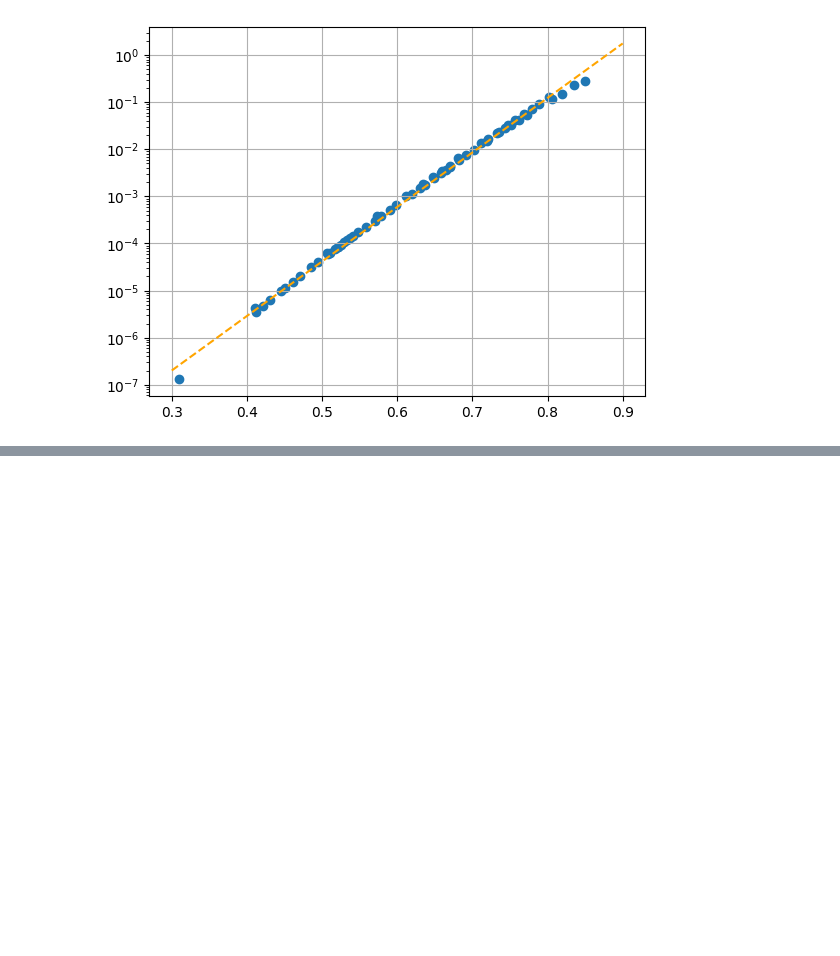
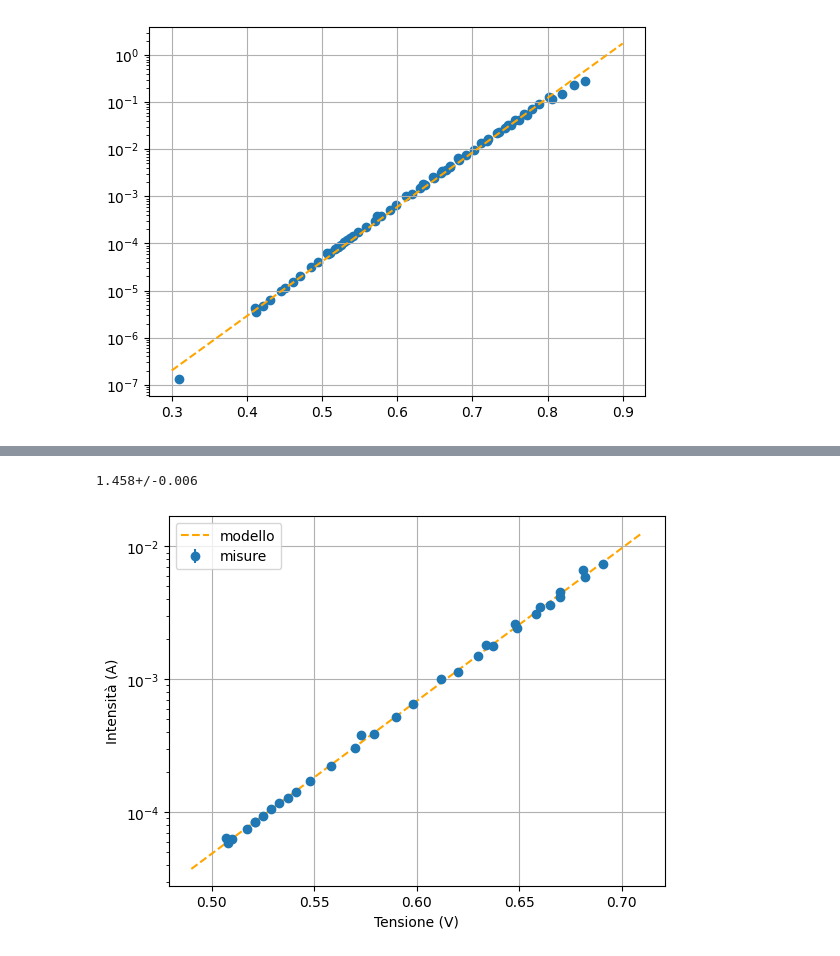
Before and after one commit to ARossiUnimib/Laboratorio-2---Gruppo-21-A.A.-2023-24, a Jupyter notebook: Notebooks/Circuiti 1/Circuiti_1.ipynb, the cells around one changed output, grey strips where cells are left out. Cells and saved outputs as stored; diff of their text form; code cells hidden in the pictures; blank space fills up the shorter version.

```diff
--- a/Notebooks/Circuiti 1/Circuiti_1.ipynb
+++ b/Notebooks/Circuiti 1/Circuiti_1.ipynb
@@ -627,0 +663,10 @@ Cutoff dei dati oltre i 5 sigma (da non mettere nella relazione)
+# %%
+V3 = []
+I3 = []
+I_err3perc = []
+
+for i in range(len(V3_in)):
+    if V3_in[i]>=0.5 and V3_in[i] <= 0.7:
+        V3.append(V3_in[i])
+        I3.append(I3_in[i])
+        I_err3perc.append(0.04 * I3_in[i])
@@ -627,0 +706,22 @@ Cutoff dei dati oltre i 5 sigma (da non mettere nella relazione)
+# %%
+a = ufloat(m.values["a"],m.errors["a"])
+g = cost / a
+print(g)
+# %% [output]
+1.458+/-0.006
+# %%
+fig,ax = plt.subplots(1,1)
+ax.set_yscale("log")
+ax.set_xlabel('Tensione (V)')
+ax.set_ylabel('Intensità (A)')
+
+plt.errorbar(V3, I3, I_err3perc, fmt='o', label='misure')
+x = np.linspace(0.49, 0.71, 1000)
+y = model(x, m.values["I0"], m.values["a"])
+plt.plot(x,y, color='orange', linestyle='--',label='modello')
+
+plt.grid()
+plt.legend(loc='upper left')
+plt.show()
+# %% [output]
+[figure, added]
```
Also changed, not shown: parts of 23 cells of this notebook.
